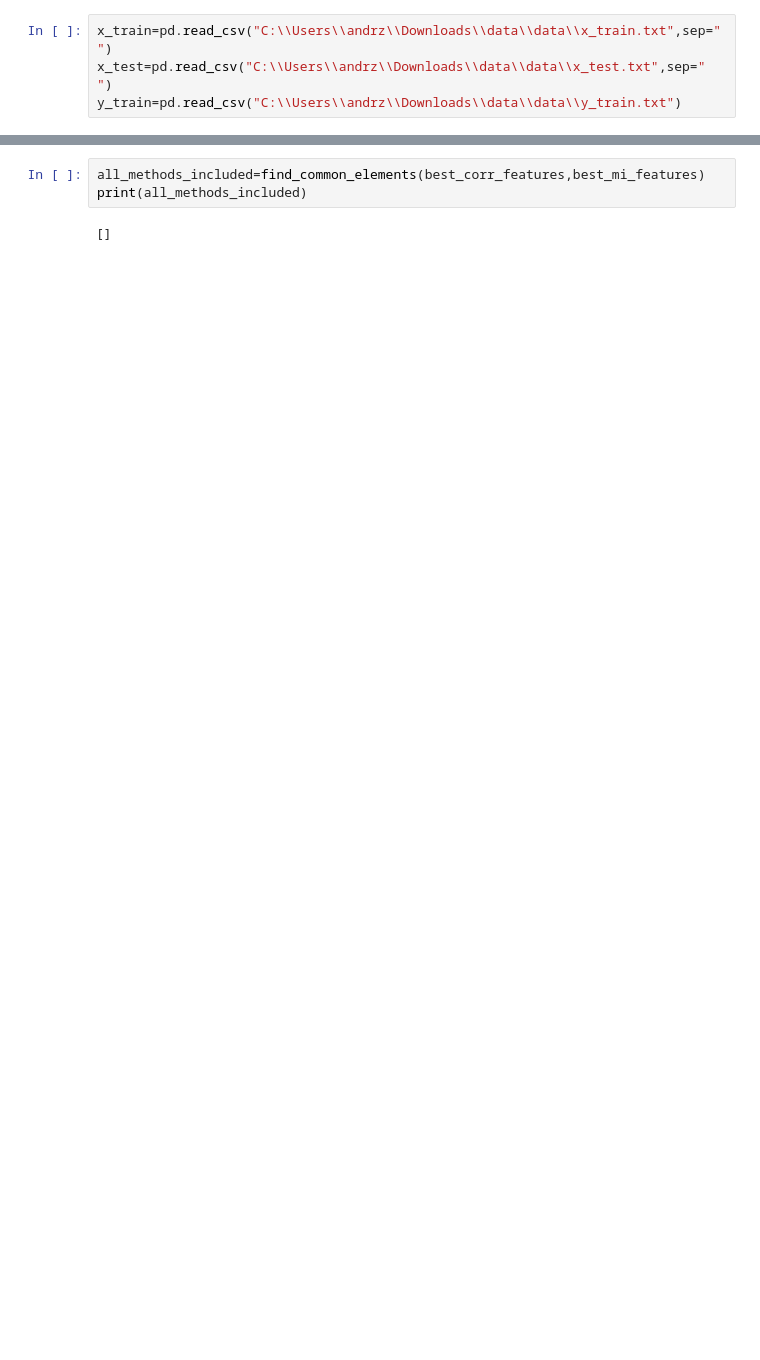
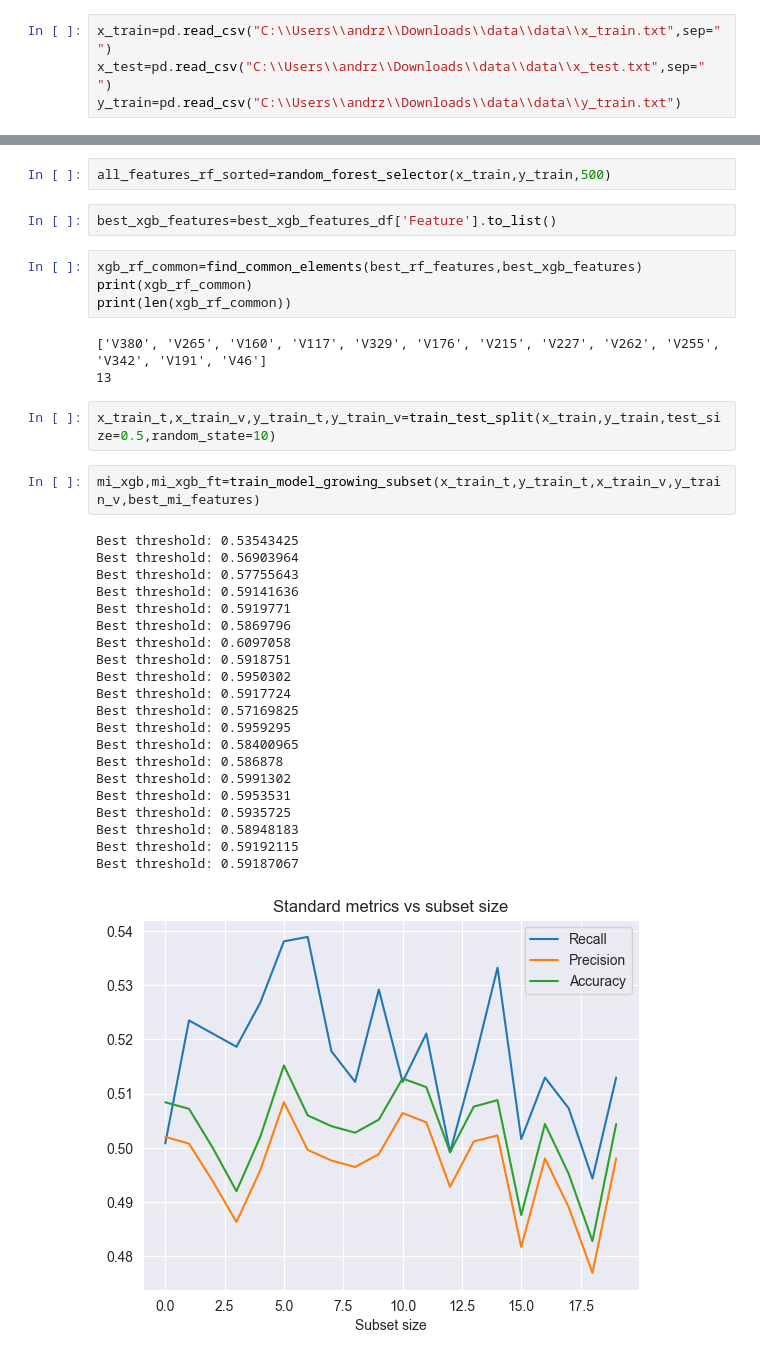
Before and after one commit to M-SZEWCZAK/-Cost-Sensitive-Predictive-Modeling, a Jupyter notebook: eda/structured_selection_runs.ipynb, the cells around one changed output, grey strips where cells are left out. Cells and saved outputs as stored; diff of their text form; blank space fills up the shorter version.

Commit message:
structured feature selection methods

```diff
--- a/eda/structured_selection_runs.ipynb
+++ b/eda/structured_selection_runs.ipynb
@@ -30,5 +58,37 @@ print(best_ks_features)
+# %%
+all_features_rf_sorted=random_forest_selector(x_train,y_train,500)
+# %%
+best_xgb_features=best_xgb_features_df['Feature'].to_list()
 # %%
-all_methods_included=find_common_elements(best_corr_features,best_mi_features)
-print(all_methods_included)
+xgb_rf_common=find_common_elements(best_rf_features,best_xgb_features)
+print(xgb_rf_common)
+print(len(xgb_rf_common))
 # %% [output]
-[]
+['V380', 'V265', 'V160', 'V117', 'V329', 'V176', 'V215', 'V227', 'V262', 'V255', 'V342', 'V191', 'V46']
+13
+# %%
+x_train_t,x_train_v,y_train_t,y_train_v=train_test_split(x_train,y_train,test_size=0.5,random_state=10)
+# %%
+mi_xgb,mi_xgb_ft=train_model_growing_subset(x_train_t,y_train_t,x_train_v,y_train_v,best_mi_features)
+# %% [output]
+Best threshold: 0.53543425
+Best threshold: 0.56903964
+Best threshold: 0.57755643
+Best threshold: 0.59141636
+Best threshold: 0.5919771
+Best threshold: 0.5869796
+Best threshold: 0.6097058
+Best threshold: 0.5918751
+Best threshold: 0.5950302
+Best threshold: 0.5917724
+Best threshold: 0.57169825
+Best threshold: 0.5959295
+Best threshold: 0.58400965
+Best threshold: 0.586878
+Best threshold: 0.5991302
+Best threshold: 0.5953531
+Best threshold: 0.5935725
+Best threshold: 0.58948183
+Best threshold: 0.59192115
+Best threshold: 0.59187067
+[figure, added]
```
Also changed, not shown: parts of 8 cells of this notebook, 2 other files.
